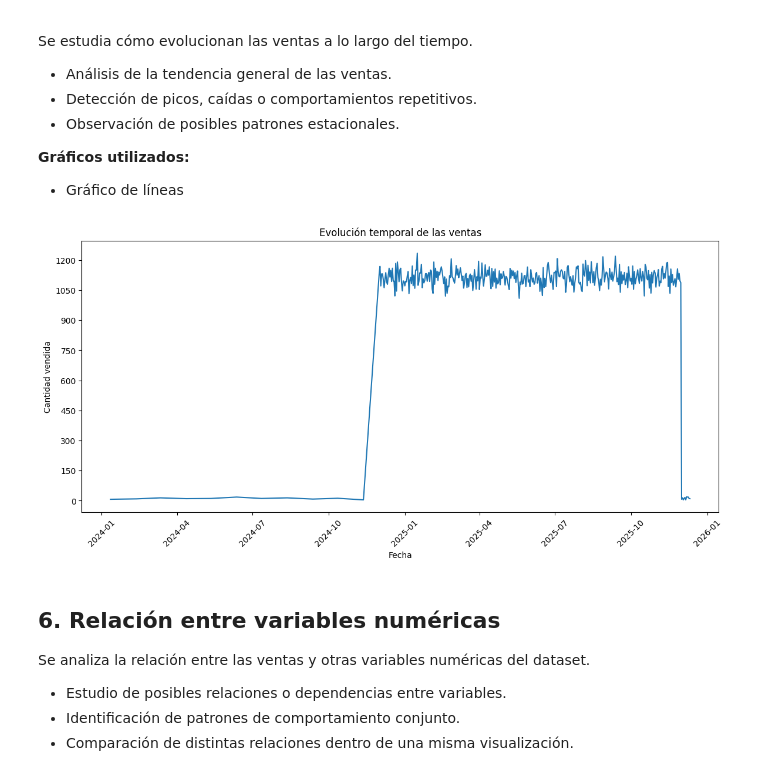
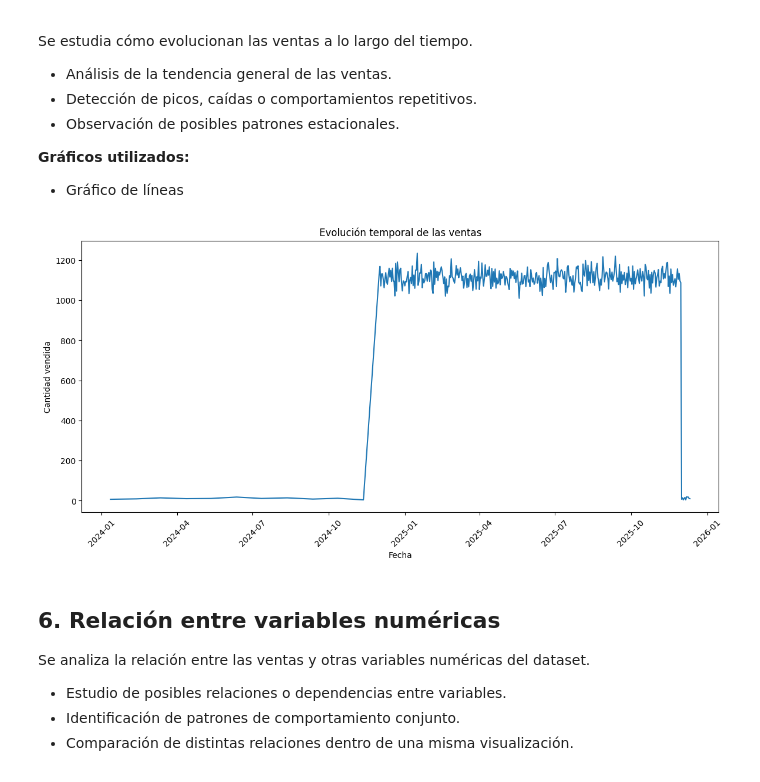
Before and after one commit to IbaiGarcia13/RETO2-G2-Cafeteria, a Jupyter notebook: RETO/RETO.ipynb, the cells around one changed output. Cells and saved outputs as stored; diff of their text form; code cells hidden in the pictures.

```diff
--- a/RETO/RETO.ipynb
+++ b/RETO/RETO.ipynb
@@ -221,16 +221,15 @@ Se estudia cómo evolucionan las ventas a lo largo del tiempo.
 # %%
 ventas_diarias = df.groupby(df["fecha_hora"].dt.date)["cantidad"].sum()
 
 plt.figure(figsize=(14, 6))
 plt.plot(ventas_diarias.index, ventas_diarias.values)
 plt.title("Evolución temporal de las ventas")
 plt.xlabel("Fecha")
 plt.ylabel("Cantidad vendida")
 plt.xticks(rotation=45)
-plt.gca().yaxis.set_major_locator(MaxNLocator(integer=True))
 plt.show()
 # %% [output]
-[figure, old version]
+[figure, new version]
 # %% [markdown]
 ## **6. Relación entre variables numéricas**
 
```
Also changed, not shown: parts of 15 cells of this notebook.
